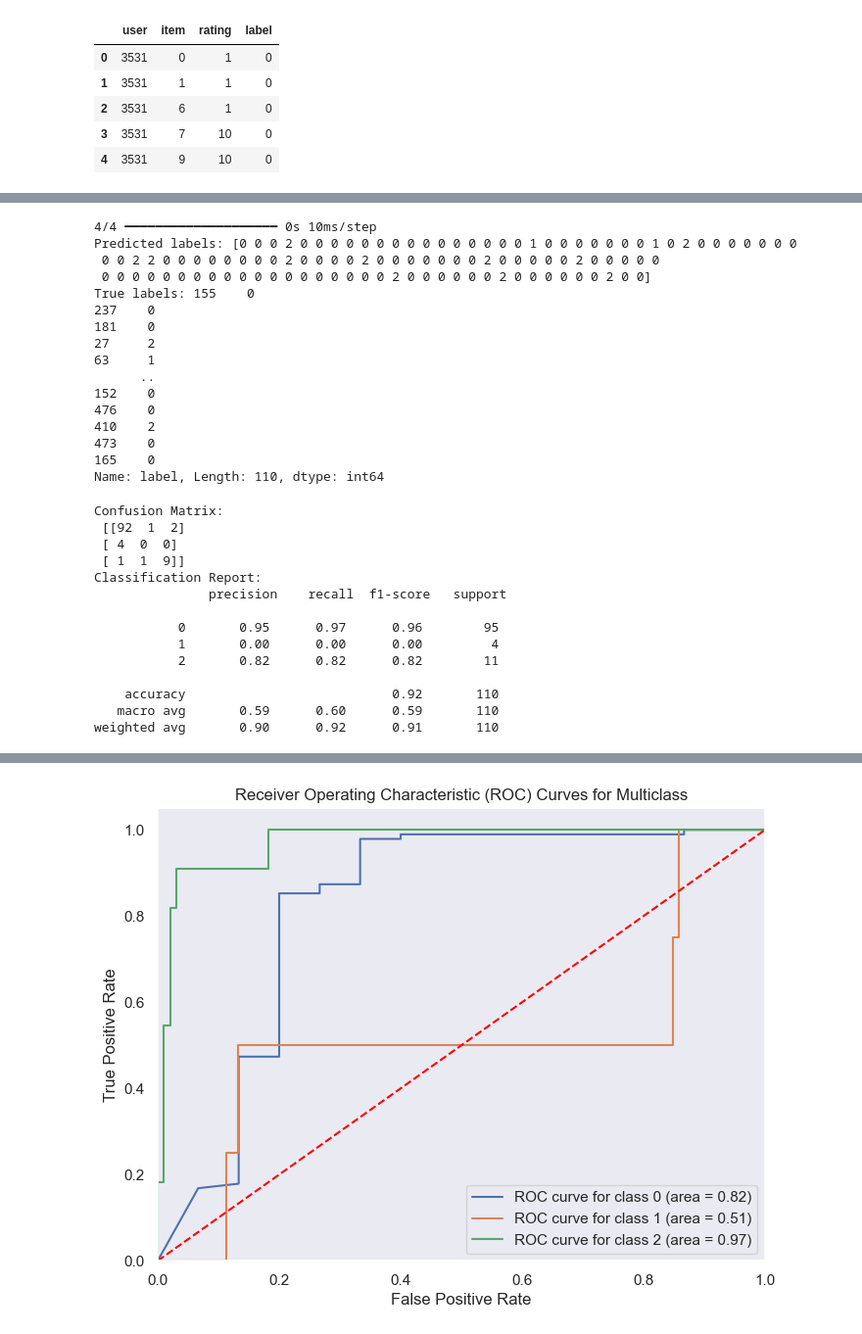
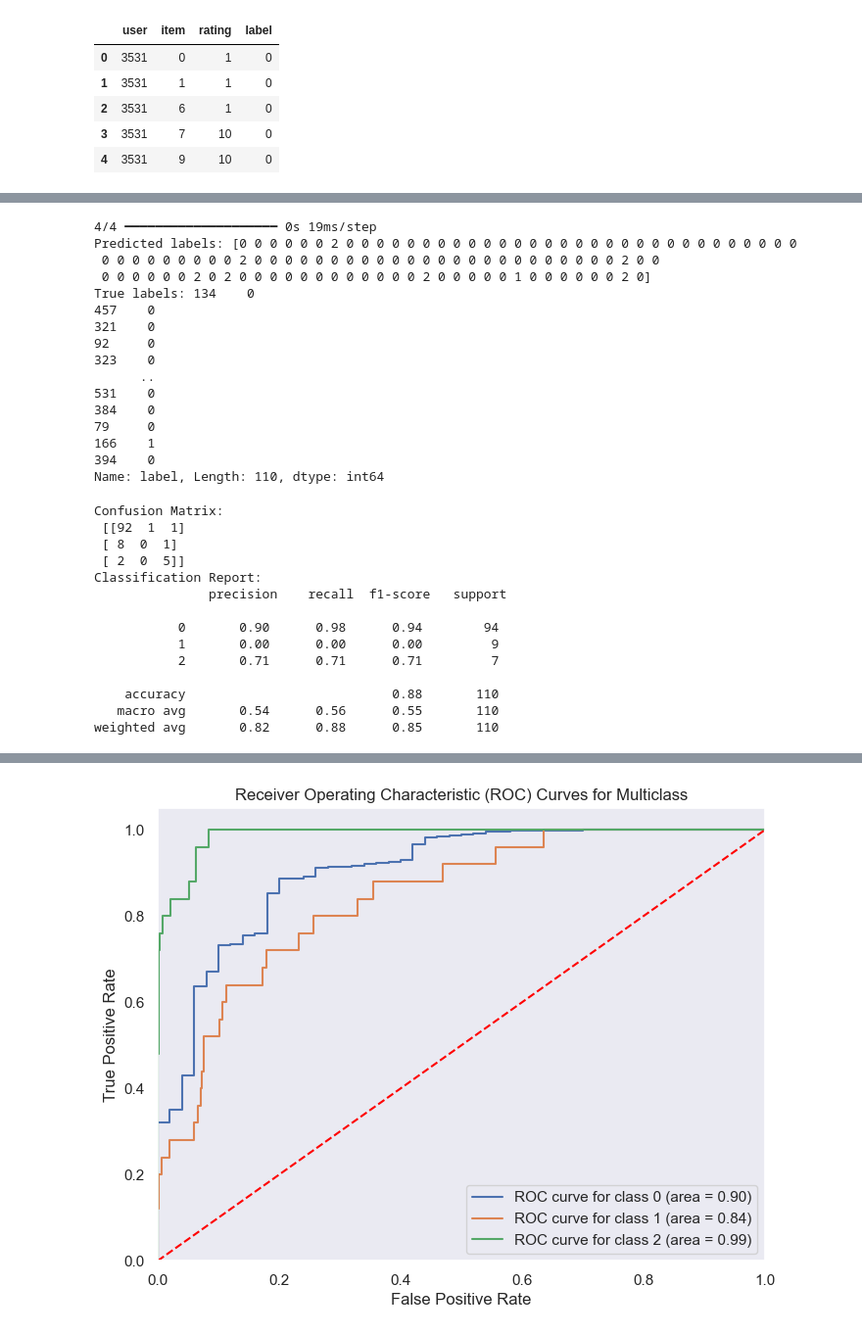
Before and after one commit to JET2001/cs421-project, a Jupyter notebook: garion/ANN cs421.ipynb, the cells around one changed output, grey strips where cells are left out. Shown at 98% size. Cells and saved outputs as stored; diff of their text form; code cells hidden in the pictures.

```diff
--- a/garion/ANN cs421.ipynb
+++ b/garion/ANN cs421.ipynb
@@ -164,10 +164,11 @@ model = keras.Sequential([
     keras.layers.Dense(64, activation='relu', input_shape=(15,)),
     keras.layers.Dense(128, activation='relu'),
     keras.layers.Dense(64, activation='relu'),
+    keras.layers.Dense(32, activation='relu'),
     keras.layers.Dense(3, activation='softmax')  # Assuming 3 classes: normal, anomaly 1, anomaly 2
 ])
 
 model.compile(optimizer='adam', loss='sparse_categorical_crossentropy', metrics=['accuracy'])
 # %%
-model.fit(X_train, y_train, epochs=25, validation_split=0.2)
+model.fit(X_train, y_train, epochs=50, validation_split=0.2)
 # %% [output]
@@ -223,21 +226,21 @@ print("Predicted labels:", predicted_labels)
 # Optional: Compare with true labels
 print("True labels:", y_test)
 # %% [output]
-4/4 ━━━━━━━━━━━━━━━━━━━━ 0s 10ms/step
-Predicted labels: [0 0 0 2 0 0 0 0 0 0 0 0 0 0 0 0 0 0 0 1 0 0 0 0 0 0 0 1 0 2 0 0 0 0 0 0 0
- 0 0 2 2 0 0 0 0 0 0 0 0 2 0 0 0 0 2 0 0 0 0 0 0 0 2 0 0 0 0 0 2 0 0 0 0 0
- 0 0 0 0 0 0 0 0 0 0 0 0 0 0 0 0 0 0 0 2 0 0 0 0 0 0 2 0 0 0 0 0 0 2 0 0]
-True labels: 155    0
-237    0
-181    0
-27     2
-63     1
+4/4 ━━━━━━━━━━━━━━━━━━━━ 0s 19ms/step
+Predicted labels: [0 0 0 0 0 0 2 0 0 0 0 0 0 0 0 0 0 0 0 0 0 0 0 0 0 0 0 0 0 0 0 0 0 0 0 0 0
+ 0 0 0 0 0 0 0 0 0 2 0 0 0 0 0 0 0 0 0 0 0 0 0 0 0 0 0 0 0 0 0 0 0 0 2 0 0
+ 0 0 0 0 0 0 2 0 2 0 0 0 0 0 0 0 0 0 0 0 0 2 0 0 0 0 0 1 0 0 0 0 0 0 2 0]
+True labels: 134    0
+457    0
+321    0
+92     0
+323    0
       ..
-152    0
-476    0
-410    2
-473    0
-165    0
+531    0
+384    0
+79     0
+166    1
+394    0
 Name: label, Length: 110, dtype: int64
 # %%
 from sklearn.metrics import confusion_matrix, classification_report
@@ -251,19 +254,19 @@ report = classification_report(y_test, predicted_labels)
 print("Classification Report:\n", report)
 # %% [output]
 Confusion Matrix:
- [[92  1  2]
- [ 4  0  0]
- [ 1  1  9]]
+ [[92  1  1]
+ [ 8  0  1]
+ [ 2  0  5]]
 Classification Report:
                precision    recall  f1-score   support
 
-           0       0.95      0.97      0.96        95
-           1       0.00      0.00      0.00         4
-           2       0.82      0.82      0.82        11
+           0       0.90      0.98      0.94        94
+           1       0.00      0.00      0.00         9
+           2       0.71      0.71      0.71         7
 
-    accuracy                           0.92       110
-   macro avg       0.59      0.60      0.59       110
-weighted avg       0.90      0.92      0.91       110
+    accuracy                           0.88       110
+   macro avg       0.54      0.56      0.55       110
+weighted avg       0.82      0.88      0.85       110
 # %%
 import numpy as np
 import matplotlib.pyplot as plt
@@ -272,12 +275,12 @@ from sklearn.preprocessing import label_binarize
 
 # Assuming your model's predictions and true labels
 # Get predicted probabilities
-predicted_probabilities = model.predict(X_test)
+predicted_probabilities = model.predict(X_features)
 
 # Binarize the true labels for multiclass ROC calculation
 # Assuming y_labels are the true class labels (0, 1, 2)
 n_classes = 3  # Number of classes
-y_true = label_binarize(y_test, classes=[0, 1, 2])  # Binarize the labels
+y_true = label_binarize(y_labels, classes=[0, 1, 2])  # Binarize the labels
 
 # Step 1: Calculate ROC for each class
 fpr = {}
@@ -312 +315 @@ plt.show()
-[figure, old version]
+[figure, new version]
```
Also changed, not shown: parts of 4 cells of this notebook.
